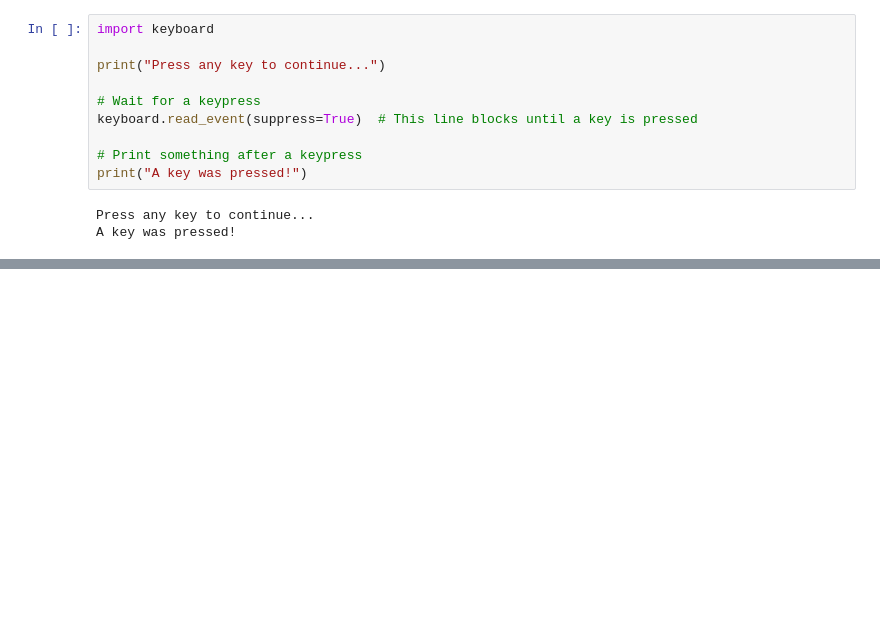
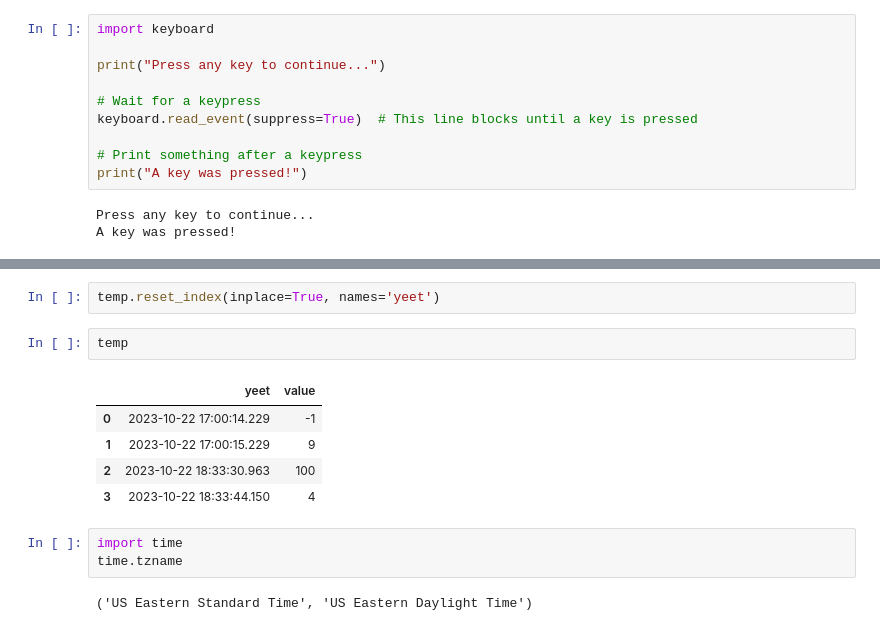
Before and after one commit to vamsi10010/iiot-data-labelling, a Jupyter notebook: script_testing.ipynb, the cells around one changed output, grey strips where cells are left out. Saved outputs shown, nothing was run; the diff lists cells and outputs as text; blank space fills up the shorter version.

```diff
--- a/script_testing.ipynb
+++ b/script_testing.ipynb
@@ -132,0 +252,15 @@ A key was pressed!
+# %%
+temp.reset_index(inplace=True, names='yeet')
+# %%
+temp
+# %% [output]
+|  | yeet | value |
+| 0 | 2023-10-22 17:00:14.229 | -1 |
+| 1 | 2023-10-22 17:00:15.229 | 9 |
+| 2 | 2023-10-22 18:33:30.963 | 100 |
+| 3 | 2023-10-22 18:33:44.150 | 4 |
+# %%
+import time
+time.tzname
+# %% [output]
+('US Eastern Standard Time', 'US Eastern Daylight Time')
```
Also changed, not shown: parts of 20 cells of this notebook, 1 other file.
